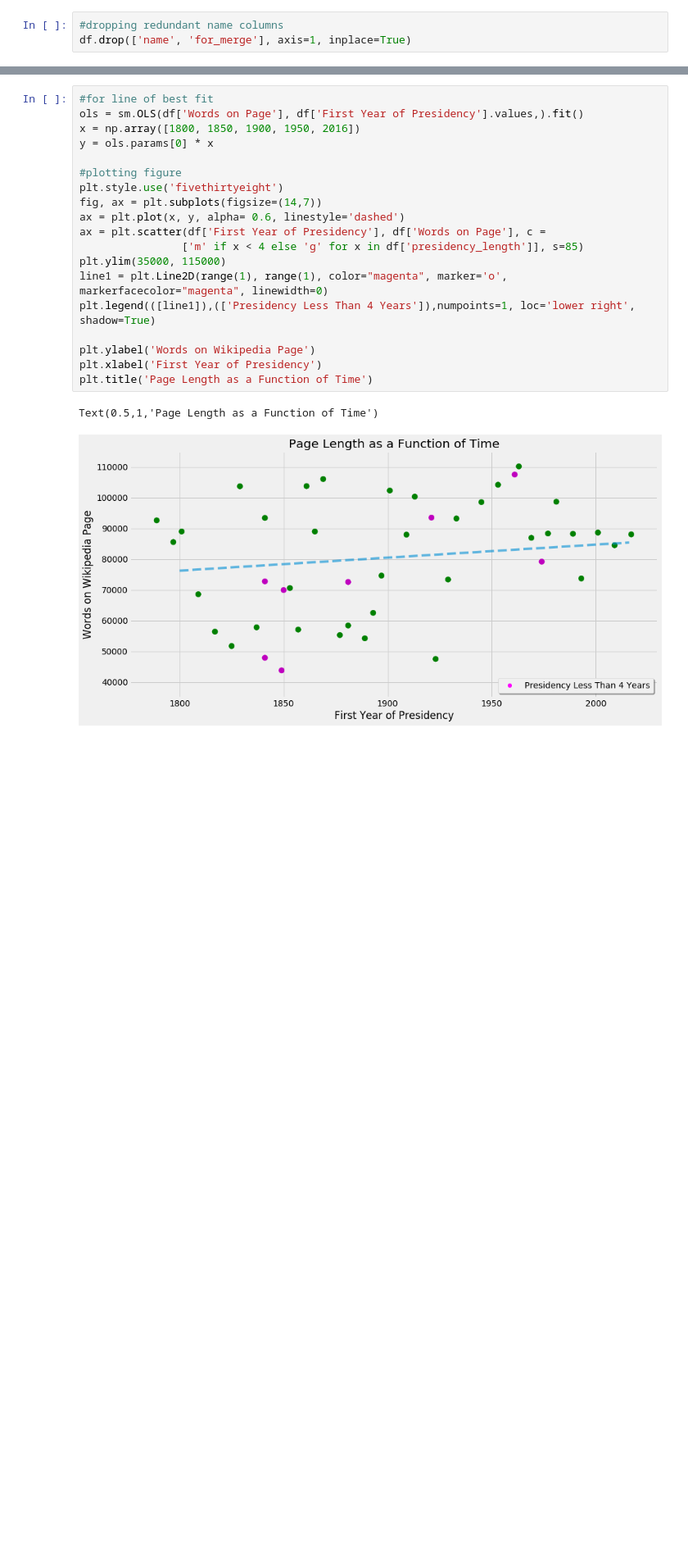
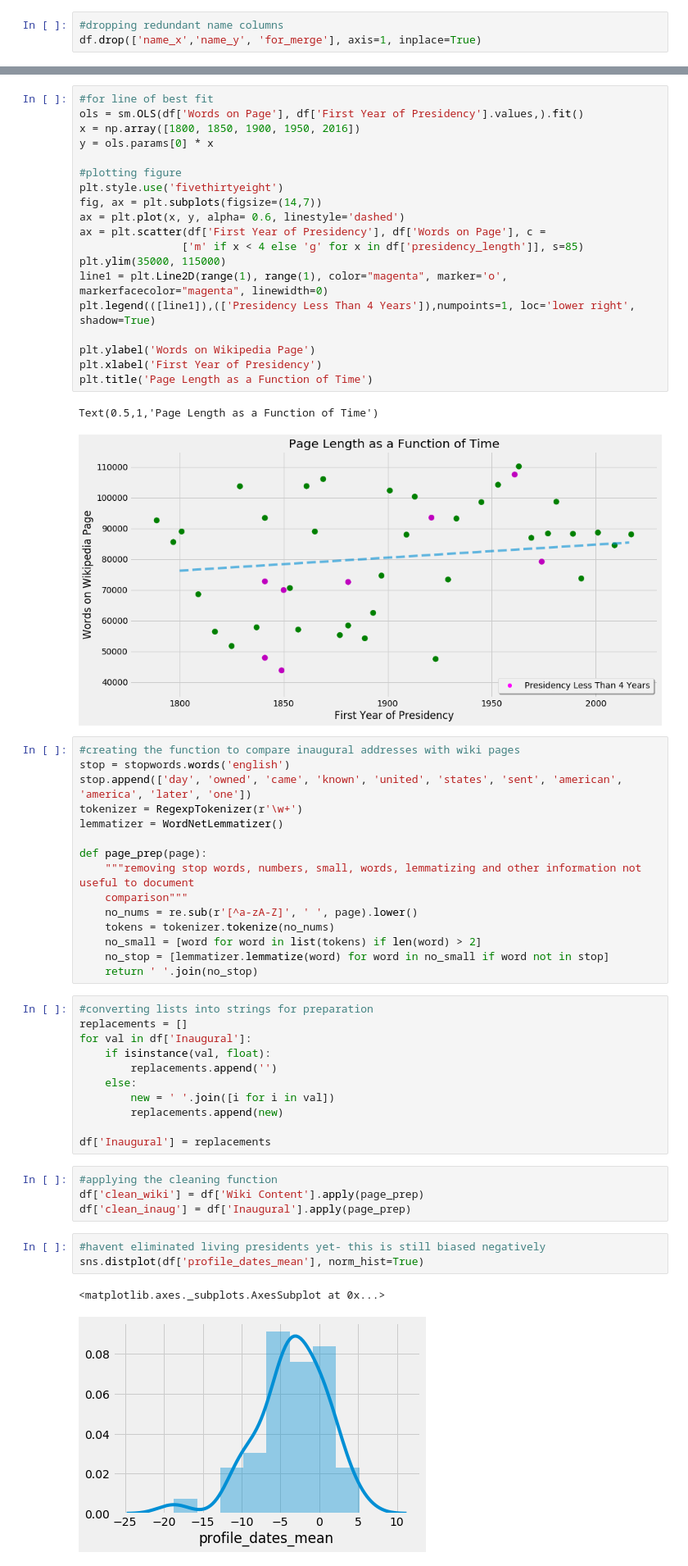
Before and after one commit to slevin886/the_presidents, a Jupyter notebook: Presidential_Cleaning_EDA.ipynb, the cells around one changed output, grey strips where cells are left out. Shown: that part at 82% size. Saved outputs shown, nothing was run; the diff lists cells and outputs as text; blank space fills up the shorter version.

Commit message:
data cleaned and ready for model building script)

```diff
--- a/Presidential_Cleaning_EDA.ipynb
+++ b/Presidential_Cleaning_EDA.ipynb
@@ -74,6 +155,6 @@ df = pd.merge(df, address, how='left', left_on='for_merge', right_on='name')
 # %%
 #dropping redundant name columns
-df.drop(['name', 'for_merge'], axis=1, inplace=True)
+df.drop(['name_x','name_y', 'for_merge'], axis=1, inplace=True)
 # %%
 #getting birth and death years
 birth = []
@@ -169,3 +250,39 @@ plt.title('Page Length as a Function of Time')
 # %% [output]
 Text(0.5,1,'Page Length as a Function of Time')
 [figure]
+# %%
+#creating the function to compare inaugural addresses with wiki pages
+stop = stopwords.words('english')
+stop.append(['day', 'owned', 'came', 'known', 'united', 'states', 'sent', 'american', 'america', 'later', 'one'])
+tokenizer = RegexpTokenizer(r'\w+')
+lemmatizer = WordNetLemmatizer()
+
+def page_prep(page):
+    """removing stop words, numbers, small, words, lemmatizing and other information not useful to document
+    comparison"""
+    no_nums = re.sub(r'[^a-zA-Z]', ' ', page).lower()
+    tokens = tokenizer.tokenize(no_nums)
+    no_small = [word for word in list(tokens) if len(word) > 2]
+    no_stop = [lemmatizer.lemmatize(word) for word in no_small if word not in stop]
+    return ' '.join(no_stop)
+# %%
+#converting lists into strings for preparation
+replacements = []
+for val in df['Inaugural']:
+    if isinstance(val, float):
+        replacements.append('')
+    else:
+        new = ' '.join([i for i in val])
+        replacements.append(new)
+
+df['Inaugural'] = replacements
+# %%
+#applying the cleaning function
+df['clean_wiki'] = df['Wiki Content'].apply(page_prep)
+df['clean_inaug'] = df['Inaugural'].apply(page_prep)
+# %%
+#havent eliminated living presidents yet- this is still biased negatively
+sns.distplot(df['profile_dates_mean'], norm_hist=True)
+# %% [output]
+<matplotlib.axes._subplots.AxesSubplot at 0x...>
+[figure, added]
```
Also changed, not shown: parts of 30 cells of this notebook.
